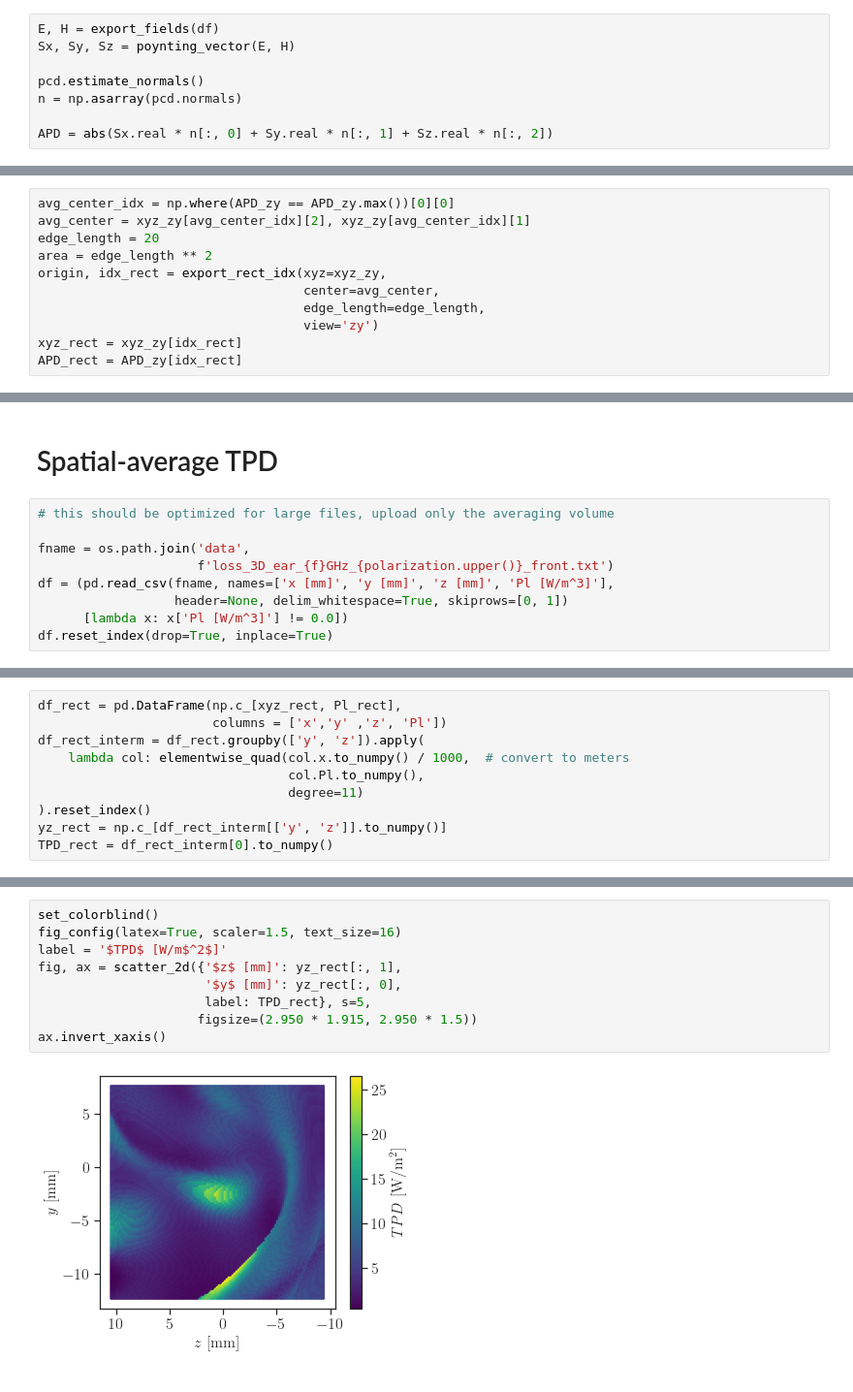
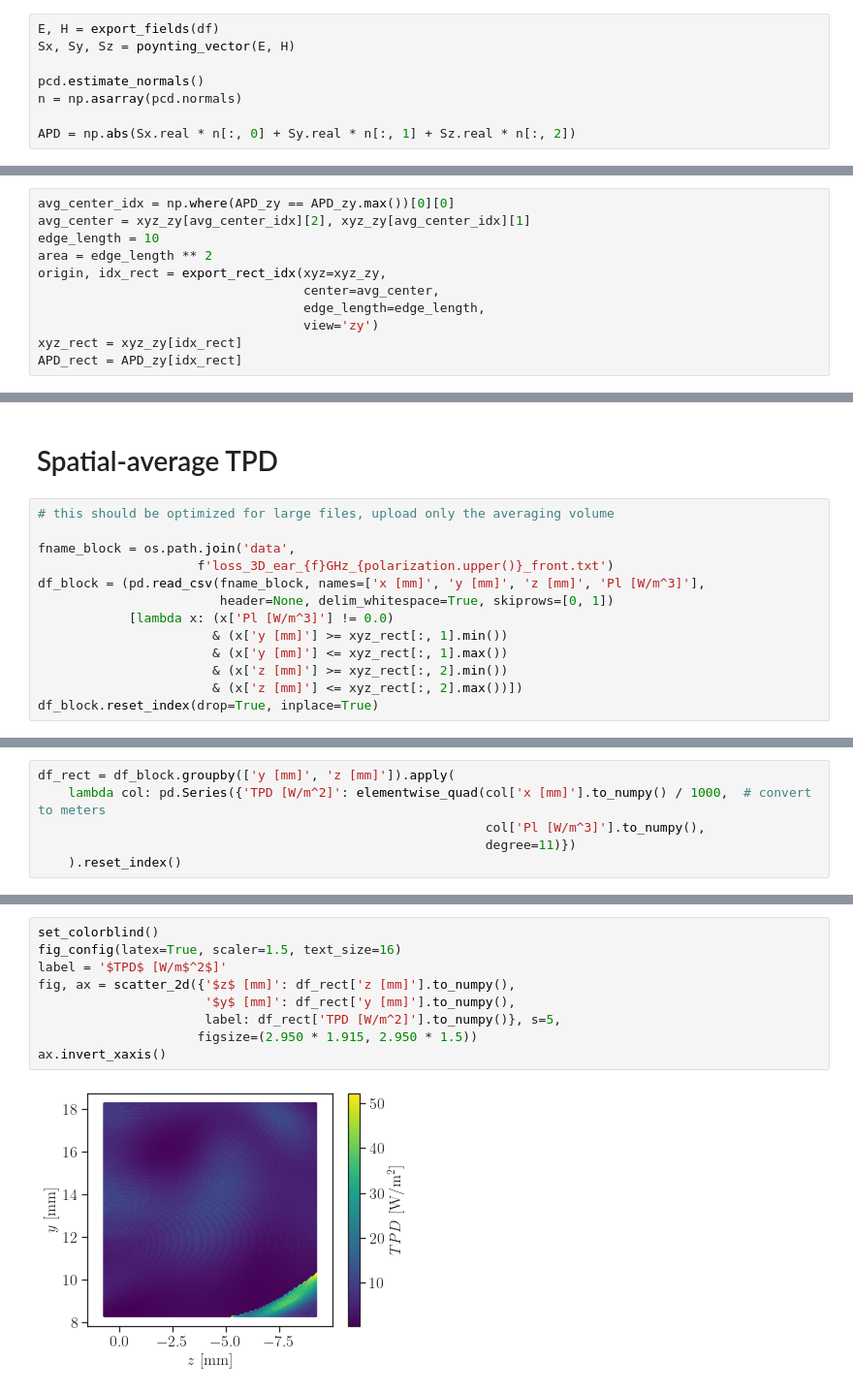
Before and after one commit to akapet00/EMF-exposure-analysis, a Jupyter notebook: playground/IEEE-J-ERM_paper/01_APD_Poynting.ipynb, the cells around one changed output, grey strips where cells are left out. Shown at 97% size. Saved outputs shown, nothing was run; the diff lists cells and outputs as text.

```diff
--- a/playground/IEEE-J-ERM_paper/01_APD_Poynting.ipynb
+++ b/playground/IEEE-J-ERM_paper/01_APD_Poynting.ipynb
@@ -44,7 +45,7 @@ Sx, Sy, Sz = poynting_vector(E, H)
 pcd.estimate_normals()
 n = np.asarray(pcd.normals)
 
-APD = abs(Sx.real * n[:, 0] + Sy.real * n[:, 1] + Sz.real * n[:, 2])
+APD = np.abs(Sx.real * n[:, 0] + Sy.real * n[:, 1] + Sz.real * n[:, 2])
 # %%
 set_colorblind()
 fig_config(latex=True, scaler=2, text_size=18)
@@ -68,7 +69,7 @@ APD_zy = APD[mask]
 # %%
 avg_center_idx = np.where(APD_zy == APD_zy.max())[0][0]
 avg_center = xyz_zy[avg_center_idx][2], xyz_zy[avg_center_idx][1]
-edge_length = 20
+edge_length = 10
 area = edge_length ** 2
 origin, idx_rect = export_rect_idx(xyz=xyz_zy,
                                    center=avg_center,
@@ -99,10 +102,14 @@ APD_av
 # %%
 # this should be optimized for large files, upload only the averaging volume
 
-fname = os.path.join('data',
+fname_block = os.path.join('data',
                      f'loss_3D_ear_{f}GHz_{polarization.upper()}_front.txt')
-df = (pd.read_csv(fname, names=['x [mm]', 'y [mm]', 'z [mm]', 'Pl [W/m^3]'],
-                  header=None, delim_whitespace=True, skiprows=[0, 1])
-      [lambda x: x['Pl [W/m^3]'] != 0.0])
-df.reset_index(drop=True, inplace=True)
+df_block = (pd.read_csv(fname_block, names=['x [mm]', 'y [mm]', 'z [mm]', 'Pl [W/m^3]'],
+                        header=None, delim_whitespace=True, skiprows=[0, 1])
+            [lambda x: (x['Pl [W/m^3]'] != 0.0)
+                       & (x['y [mm]'] >= xyz_rect[:, 1].min())
+                       & (x['y [mm]'] <= xyz_rect[:, 1].max())
+                       & (x['z [mm]'] >= xyz_rect[:, 2].min())
+                       & (x['z [mm]'] <= xyz_rect[:, 2].max())])
+df_block.reset_index(drop=True, inplace=True)
 # %%
@@ -146,10 +129,6 @@ fig, ax = scatter_3d({'z': xyz_rect[:, 2],
 # %%
-df_rect = pd.DataFrame(np.c_[xyz_rect, Pl_rect],
-                       columns = ['x','y' ,'z', 'Pl'])
-df_rect_interm = df_rect.groupby(['y', 'z']).apply(
-    lambda col: elementwise_quad(col.x.to_numpy() / 1000,  # convert to meters
-                                 col.Pl.to_numpy(),
-                                 degree=11)
-).reset_index()
-yz_rect = np.c_[df_rect_interm[['y', 'z']].to_numpy()]
-TPD_rect = df_rect_interm[0].to_numpy()
+df_rect = df_block.groupby(['y [mm]', 'z [mm]']).apply(
+    lambda col: pd.Series({'TPD [W/m^2]': elementwise_quad(col['x [mm]'].to_numpy() / 1000,  # convert to meters
+                                                           col['Pl [W/m^3]'].to_numpy(),
+                                                           degree=11)})
+    ).reset_index()
@@ -158,12 +135,12 @@ The history saving thread hit an unexpected error (OperationalError('database or
 # %%
 set_colorblind()
 fig_config(latex=True, scaler=1.5, text_size=16)
 label = '$TPD$ [W/m$^2$]'
-fig, ax = scatter_2d({'$z$ [mm]': yz_rect[:, 1],
-                      '$y$ [mm]': yz_rect[:, 0],
-                      label: TPD_rect}, s=5,
+fig, ax = scatter_2d({'$z$ [mm]': df_rect['z [mm]'].to_numpy(),
+                      '$y$ [mm]': df_rect['y [mm]'].to_numpy(),
+                      label: df_rect['TPD [W/m^2]'].to_numpy()}, s=5,
                      figsize=(2.950 * 1.915, 2.950 * 1.5))
 ax.invert_xaxis()
 # %% [output]
-[figure, old version]
+[figure, new version]
 # %%
```
Also changed, not shown: parts of 11 cells of this notebook.
